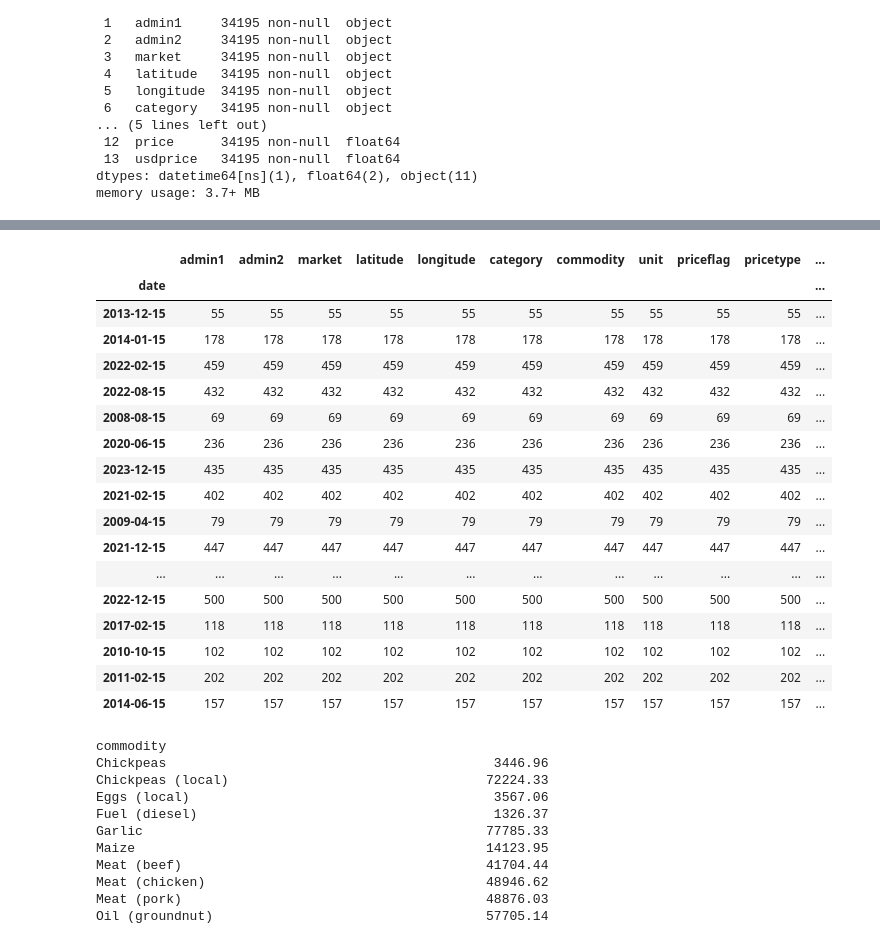
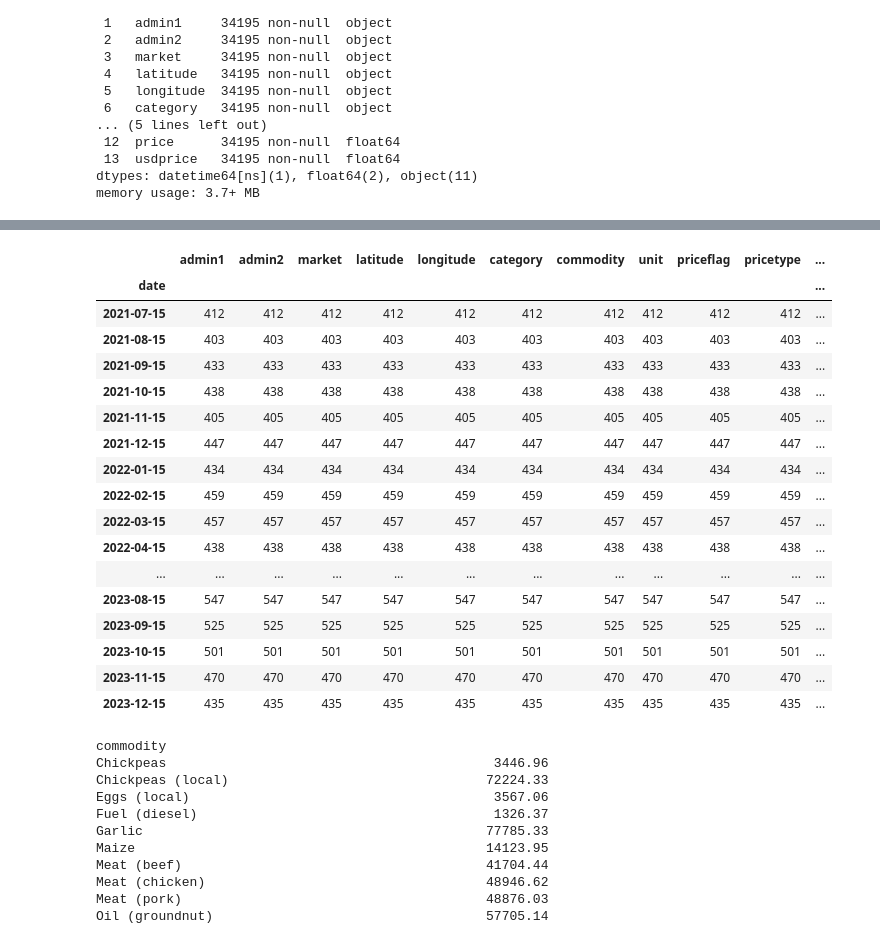
Before and after one commit to cat-mang/Myanmar_Food, a Jupyter notebook: notebooks/eda.ipynb, the cells around one changed output, grey strips where cells are left out. Drawn from its saved outputs; the diff is of its cells as text; code cells hidden in the pictures.

```diff
--- a/notebooks/eda.ipynb
+++ b/notebooks/eda.ipynb
@@ -201,26 +201,26 @@ food_df.head(20)
 #Attempt to group by date
 food_by_date_df = food_df.groupby('date').count()
 # %%
-food_by_date_df.sample(30)
+food_by_date_df.tail(30)
 # %% [output]
 |  | admin1 | admin2 | market | latitude | longitude | category | commodity | unit | priceflag | pricetype | ... |
 | date |  |  |  |  |  |  |  |  |  |  | ... |
-| 2013-12-15 | 55 | 55 | 55 | 55 | 55 | 55 | 55 | 55 | 55 | 55 | ... |
-| 2014-01-15 | 178 | 178 | 178 | 178 | 178 | 178 | 178 | 178 | 178 | 178 | ... |
+| 2021-07-15 | 412 | 412 | 412 | 412 | 412 | 412 | 412 | 412 | 412 | 412 | ... |
+| 2021-08-15 | 403 | 403 | 403 | 403 | 403 | 403 | 403 | 403 | 403 | 403 | ... |
+| 2021-09-15 | 433 | 433 | 433 | 433 | 433 | 433 | 433 | 433 | 433 | 433 | ... |
+| 2021-10-15 | 438 | 438 | 438 | 438 | 438 | 438 | 438 | 438 | 438 | 438 | ... |
+| 2021-11-15 | 405 | 405 | 405 | 405 | 405 | 405 | 405 | 405 | 405 | 405 | ... |
+| 2021-12-15 | 447 | 447 | 447 | 447 | 447 | 447 | 447 | 447 | 447 | 447 | ... |
+| 2022-01-15 | 434 | 434 | 434 | 434 | 434 | 434 | 434 | 434 | 434 | 434 | ... |
 | 2022-02-15 | 459 | 459 | 459 | 459 | 459 | 459 | 459 | 459 | 459 | 459 | ... |
-| 2022-08-15 | 432 | 432 | 432 | 432 | 432 | 432 | 432 | 432 | 432 | 432 | ... |
-| 2008-08-15 | 69 | 69 | 69 | 69 | 69 | 69 | 69 | 69 | 69 | 69 | ... |
-| 2020-06-15 | 236 | 236 | 236 | 236 | 236 | 236 | 236 | 236 | 236 | 236 | ... |
+| 2022-03-15 | 457 | 457 | 457 | 457 | 457 | 457 | 457 | 457 | 457 | 457 | ... |
+| 2022-04-15 | 438 | 438 | 438 | 438 | 438 | 438 | 438 | 438 | 438 | 438 | ... |
+| ... | ... | ... | ... | ... | ... | ... | ... | ... | ... | ... | ... |
+| 2023-08-15 | 547 | 547 | 547 | 547 | 547 | 547 | 547 | 547 | 547 | 547 | ... |
+| 2023-09-15 | 525 | 525 | 525 | 525 | 525 | 525 | 525 | 525 | 525 | 525 | ... |
+| 2023-10-15 | 501 | 501 | 501 | 501 | 501 | 501 | 501 | 501 | 501 | 501 | ... |
+| 2023-11-15 | 470 | 470 | 470 | 470 | 470 | 470 | 470 | 470 | 470 | 470 | ... |
 | 2023-12-15 | 435 | 435 | 435 | 435 | 435 | 435 | 435 | 435 | 435 | 435 | ... |
-| 2021-02-15 | 402 | 402 | 402 | 402 | 402 | 402 | 402 | 402 | 402 | 402 | ... |
-| 2009-04-15 | 79 | 79 | 79 | 79 | 79 | 79 | 79 | 79 | 79 | 79 | ... |
-| 2021-12-15 | 447 | 447 | 447 | 447 | 447 | 447 | 447 | 447 | 447 | 447 | ... |
-| ... | ... | ... | ... | ... | ... | ... | ... | ... | ... | ... | ... |
-| 2022-12-15 | 500 | 500 | 500 | 500 | 500 | 500 | 500 | 500 | 500 | 500 | ... |
-| 2017-02-15 | 118 | 118 | 118 | 118 | 118 | 118 | 118 | 118 | 118 | 118 | ... |
-| 2010-10-15 | 102 | 102 | 102 | 102 | 102 | 102 | 102 | 102 | 102 | 102 | ... |
-| 2011-02-15 | 202 | 202 | 202 | 202 | 202 | 202 | 202 | 202 | 202 | 202 | ... |
-| 2014-06-15 | 157 | 157 | 157 | 157 | 157 | 157 | 157 | 157 | 157 | 157 | ... |
 # %%
 food_df.groupby('commodity')['usdprice'].sum()
 # %% [output]
```
Also changed, not shown: parts of 27 cells of this notebook, 10 other files.
